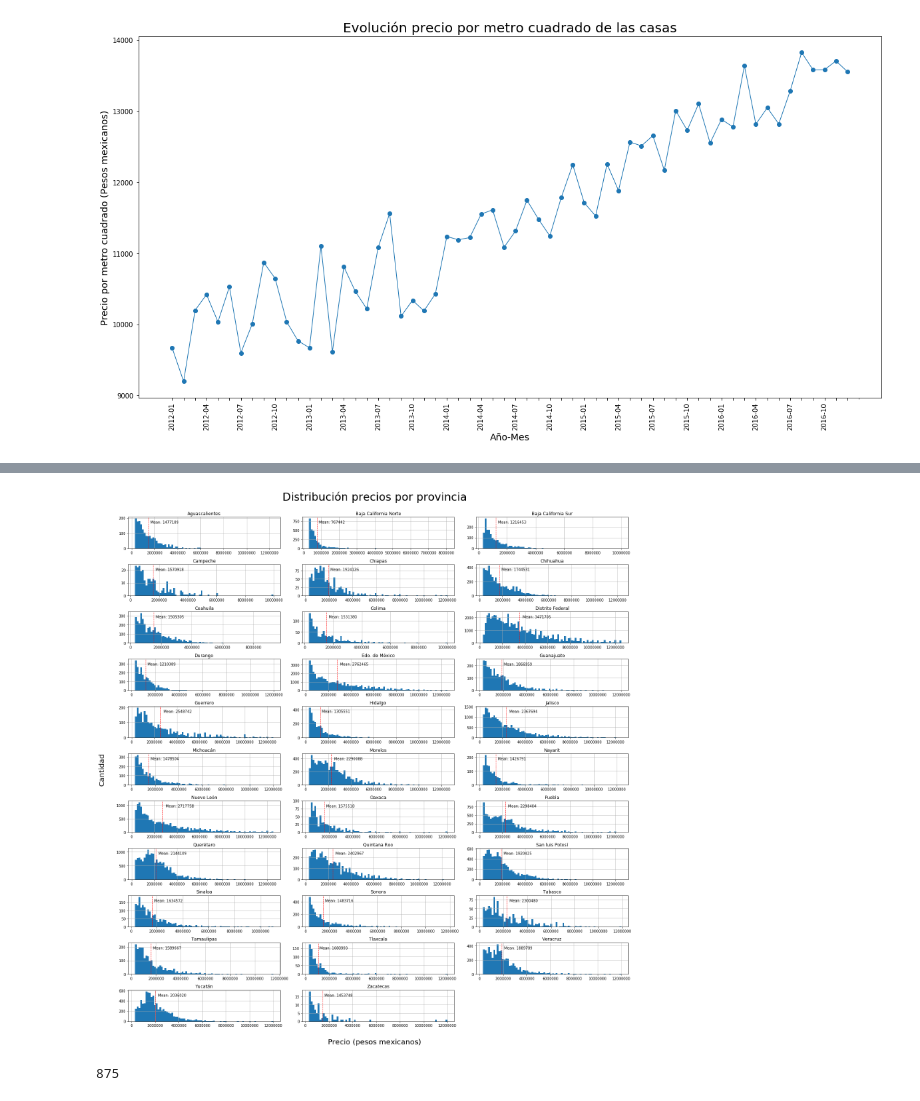
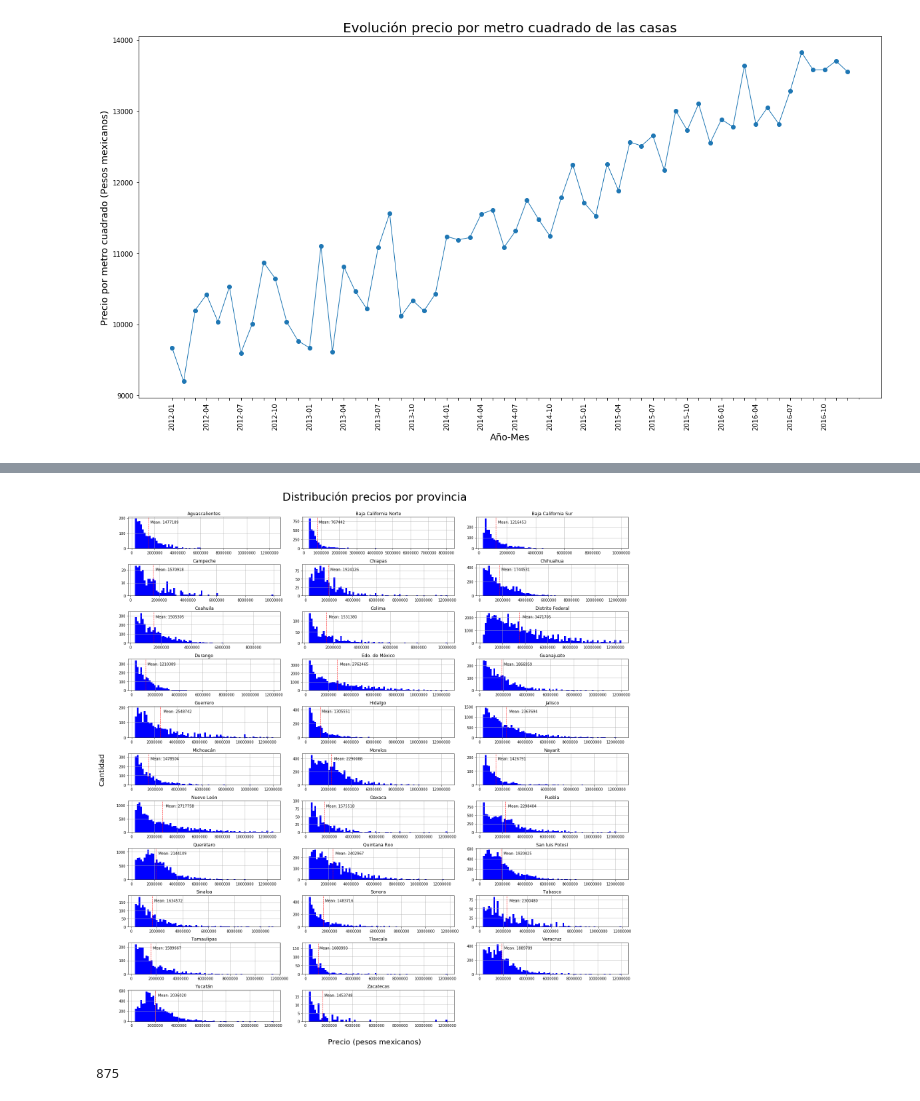
Before and after one commit to gdbien/9558-Organizacion-de-Datos, a Jupyter notebook: TP1/Franco/tp1_franco.ipynb, the cells around one changed output, grey strips where cells are left out. Drawn from its saved outputs; the diff is of its cells as text; code cells hidden in the pictures.

```diff
--- a/TP1/Franco/tp1_franco.ipynb
+++ b/TP1/Franco/tp1_franco.ipynb
@@ -740,11 +742,11 @@ pivoted_provincias = pivoted_provincias.drop('nan',axis=1)
 # %%
 lista_provincias = pivoted_provincias.columns.tolist()
 # %%
-def dibujar_histogramas(df, variables, filas, columnas,tamfigx,tamfigy):
+def dibujar_histogramas(df, variables, filas, columnas,tamfigx,tamfigy,col):
     fig=plt.figure()
     for i, variable  in enumerate(variables):
         ax=fig.add_subplot(filas,columnas,i+1)
-        df[variable].hist(bins=80,ax=ax,figsize=[tamfigx,tamfigy])
+        df[variable].hist(bins=80,ax=ax,figsize=[tamfigx,tamfigy],color=col)
         ax.set_title(variable)
         ax.ticklabel_format(style = 'plain')
         plt.axvline(df[variable].mean(), color='r', linestyle='dashed', linewidth=1)
@@ -754,14 +756,14 @@ def dibujar_histogramas(df, variables, filas, columnas,tamfigx,tamfigy):
     fig.tight_layout()
     return fig
 # %%
-fig = dibujar_histogramas(pivoted_provincias,lista_provincias,11,3,20,20)
+fig = dibujar_histogramas(pivoted_provincias,lista_provincias,11,3,20,20,'blue')
 fig.text(0.5,1.02, "Distribución precios por provincia", ha="center", va="center",size=30)
 fig.text(0.5,-0.02, "Precio (pesos mexicanos)", ha="center", va="center",size=20)
 fig.text(-0.02,0.5, "Cantidad", ha="center", va="center", rotation=90,size=20)
 plt.savefig('dist_precio_prov.png', bbox_inches = 'tight')
 plt.show()
 # %% [output]
-[figure, old version]
+[figure, new version]
 # %%
 df['ciudad'].nunique()
 # %% [output]
```
Also changed, not shown: parts of 23 cells of this notebook.
